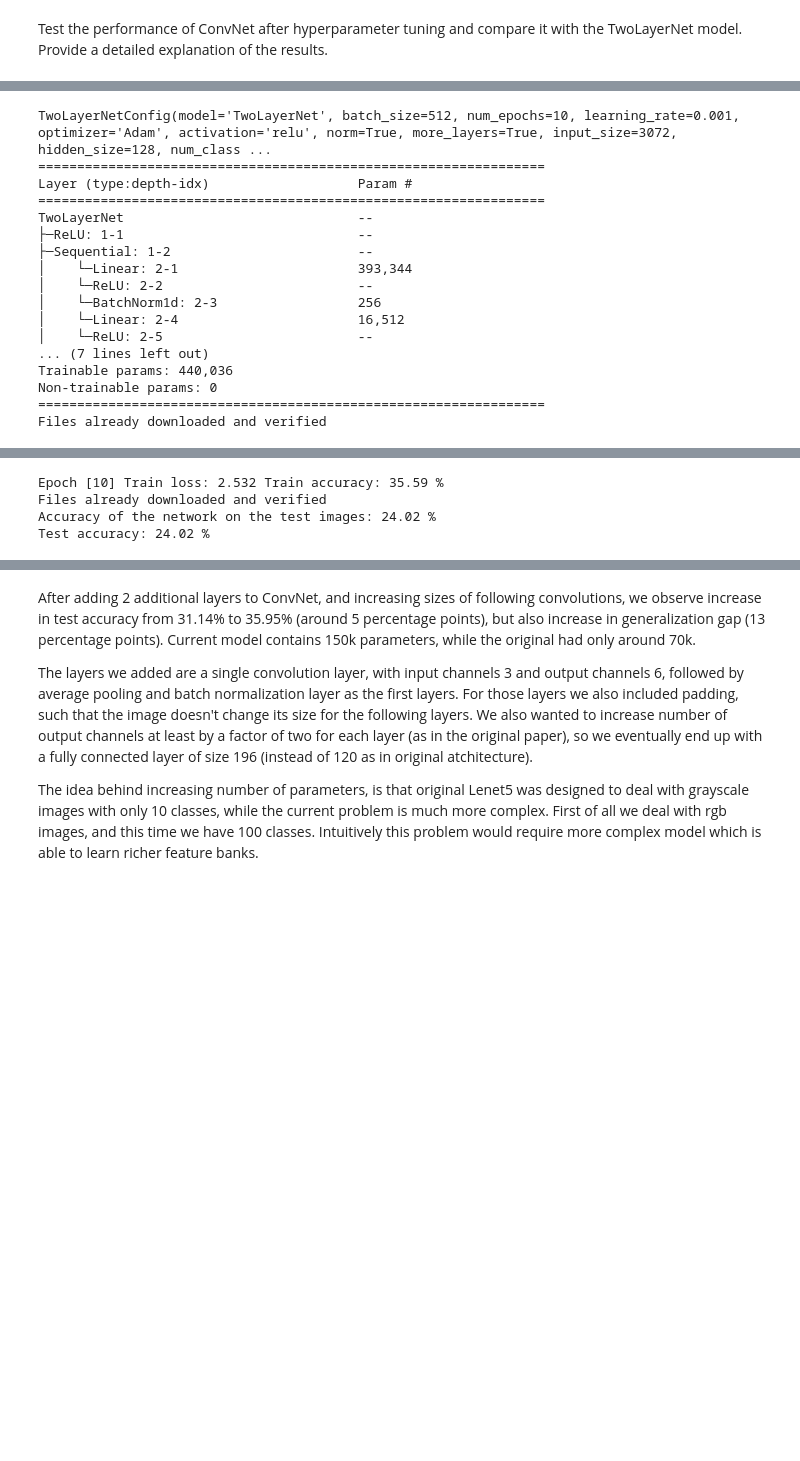
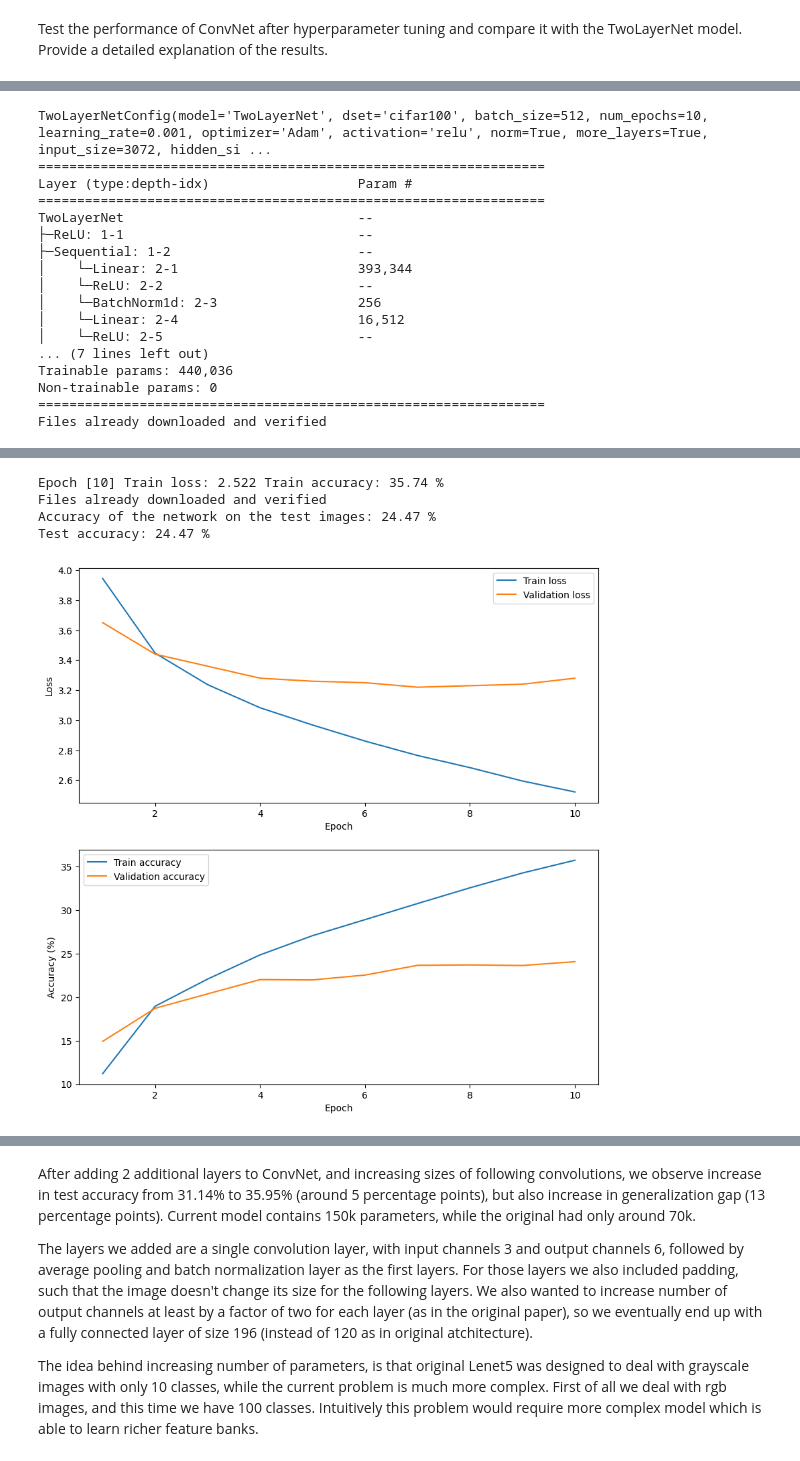
Before and after one commit to fr30/cv1-final-lab-part-2, a Jupyter notebook: cv1-final-lab-part-2.ipynb, the cells around one changed output, grey strips where cells are left out. Drawn from its saved outputs; the diff is of its cells as text; code cells hidden in the pictures; blank space fills up the shorter version.

```diff
--- a/cv1-final-lab-part-2.ipynb
+++ b/cv1-final-lab-part-2.ipynb
@@ -1004,10 +1116,11 @@ When we compare TwoLayer architecture with Convnet, there are certain keypoints
 # %%
 # Adding two more layers
 best_cfg = TwoLayerNetConfig(
+    dset='cifar100',
     num_epochs=10,
     input_size=32 * 32 * 3,
     hidden_size=128,
-    num_classes=100,
+    out_classes=100,
     learning_rate=1e-3,
     optimizer='Adam',
     batch_size=512,
@@ -1015,10 +1128,12 @@ best_cfg = TwoLayerNetConfig(
     norm=True,
     more_layers=True,
 )
-test_acc = cifar100_training_sess(best_cfg, test=True, disable_log=False)
+run_name = 'TwoLayer_cifar100_best_more_layers'
+test_acc = training_sess(best_cfg, test=True, run_name=run_name, disable_log=False)
 print(f"Test accuracy: {test_acc:.2f} %")
+plot_results(run_name)
 # %% [output]
-TwoLayerNetConfig(model='TwoLayerNet', batch_size=512, num_epochs=10, learning_rate=0.001, optimizer='Adam', activation='relu', norm=True, more_layers=True, input_size=3072, hidden_size=128, num_class ...
+TwoLayerNetConfig(model='TwoLayerNet', dset='cifar100', batch_size=512, num_epochs=10, learning_rate=0.001, optimizer='Adam', activation='relu', norm=True, more_layers=True, input_size=3072, hidden_si ...
 =================================================================
 Layer (type:depth-idx)                   Param #
 =================================================================
@@ -1047,5 +1162,6 @@ Epoch [9] Train loss: 2.607 Train accuracy: 34.12 %
-Epoch [10] Train loss: 2.532 Train accuracy: 35.59 %
+Epoch [10] Train loss: 2.522 Train accuracy: 35.74 %
 Files already downloaded and verified
-Accuracy of the network on the test images: 24.02 %
-Test accuracy: 24.02 %
+Accuracy of the network on the test images: 24.47 %
+Test accuracy: 24.47 %
+[figure, added]
 # %% [markdown]
```
Also changed, not shown: parts of 23 cells of this notebook, 11 other files.
